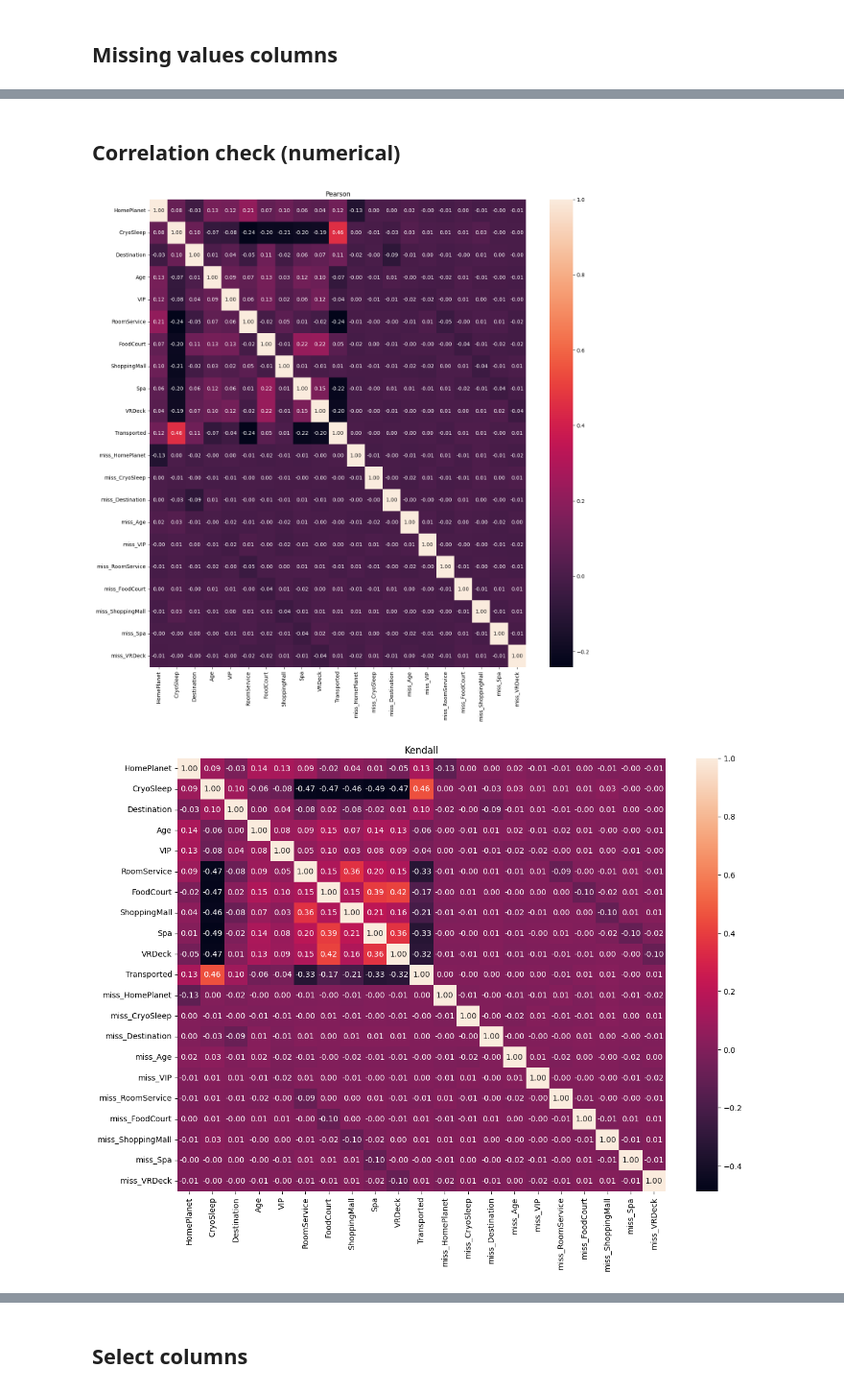
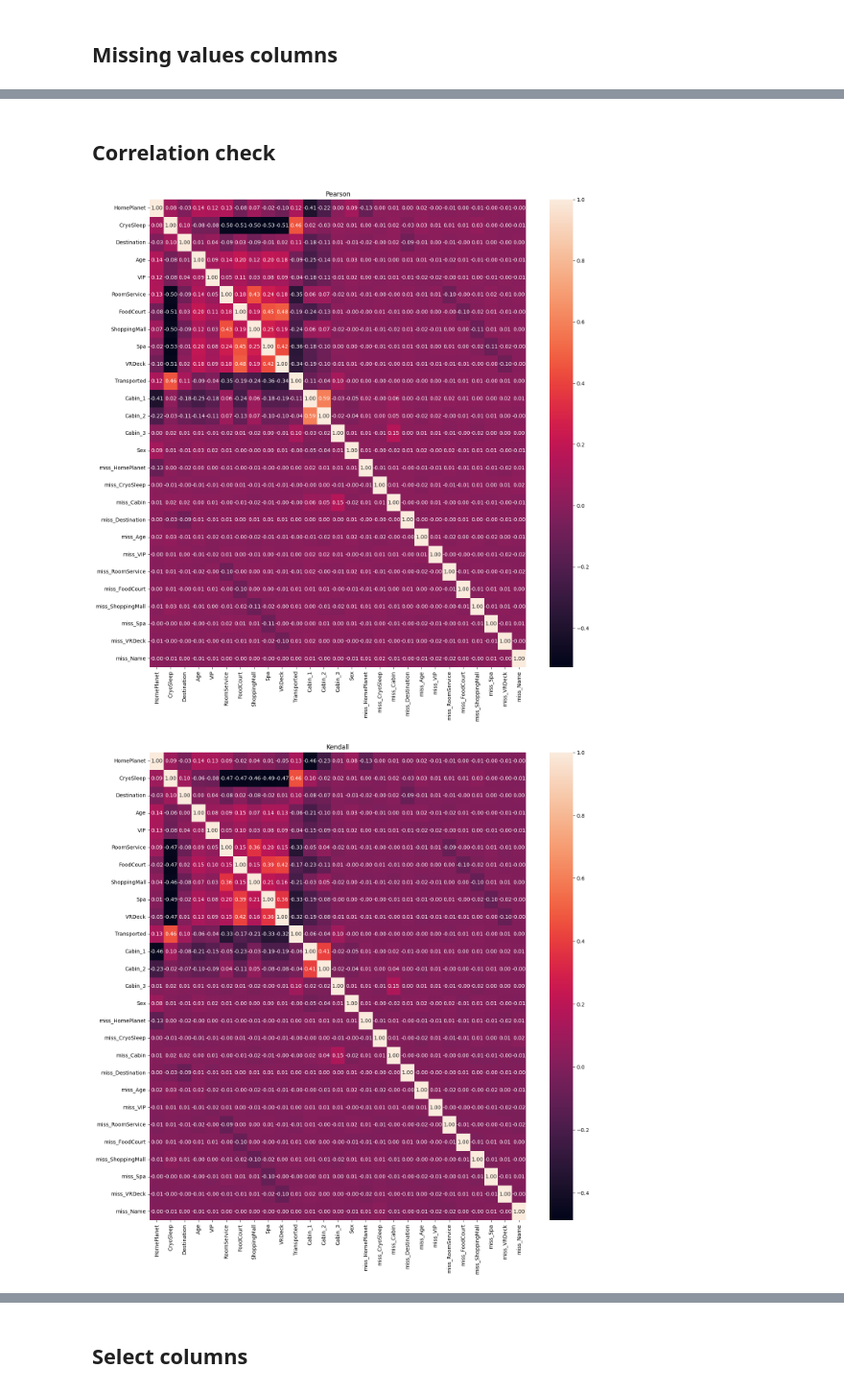
Before and after one commit to 8elka/Spaceship-Titanic-Kaggle, a Jupyter notebook: EDA.ipynb, the cells around one changed output, grey strips where cells are left out. Shown at 96% size. Drawn from its saved outputs; the diff is of its cells as text; code cells hidden in the pictures.

Commit message:
feat(EDA): - Extracted information from Cabin column - Extracted sex from Name column - Applied BoxCox transformation to exponential features (negative effect)

```diff
--- a/EDA.ipynb
+++ b/EDA.ipynb
@@ -180,8 +370,8 @@ Transported       0
 dtype: int64
 # %%
 # create duplicates for missing columns
-df_missing = df_train.isnull().drop('Transported', axis=1).astype('float')
-df_missing.columns = [f'miss_{c}' for c in df_train.columns[:-1]]
+df_missing = original_df.isnull().drop(['Transported'], axis=1).astype('float')
+df_missing.columns = [f'miss_{c}' for c in original_df.columns[:-1]]
 df_missing = pd.concat([df_train, df_missing], axis=1)
 display(df_missing)
 # %% [output]
@@ -213,4 +392,5 @@ display(df_train[col].median())
 # %%
+# Handling missing values
 df_train['HomePlanet'].fillna(df_train['HomePlanet'].mode()[0], inplace=True)
 df_train['CryoSleep'].fillna(method='ffill', inplace=True)
 df_train['Destination'].fillna(df_train['Destination'].mode()[0], inplace=True)
@@ -221,6 +401,10 @@ df_train['FoodCourt'].fillna(df_train['FoodCourt'].median(), inplace=True)
 df_train['ShoppingMall'].fillna(df_train['ShoppingMall'].median(), inplace=True)
 df_train['Spa'].fillna(df_train['Spa'].median(), inplace=True)
 df_train['VRDeck'].fillna(df_train['VRDeck'].median(), inplace=True)
+df_train['Cabin_1'].fillna(df_train['Cabin_1'].mode()[0], inplace=True)
+df_train['Cabin_2'].fillna(df_train['Cabin_2'].mean(), inplace=True)
+df_train['Cabin_3'].fillna(df_train['Cabin_3'].mode()[0], inplace=True)
+df_train['Sex'].fillna(method='ffill', inplace=True)
 # %%
 df_train.isnull().sum()
 # %% [output]
@@ -264,0 +429,9 @@ df_train
+# %%
+# Explore numeric columns
+f,ax = plt.subplots(3,3)
+f.set_figheight(12)
+f.set_figwidth(16)
+ax = ax.flatten()
+for i, c in enumerate(num_columns):
+    sns.histplot(df_train[c], bins=30, ax=ax[i])
+plt.show()
@@ -264,0 +446,9 @@ df_train
+# %%
+# Explore numeric columns
+f,ax = plt.subplots(3,3)
+f.set_figheight(12)
+f.set_figwidth(16)
+ax = ax.flatten()
+for i, c in enumerate(num_columns):
+    sns.histplot(df_train[c], bins=30, ax=ax[i])
+plt.show()
@@ -265,5 +457,5 @@ df_train
 # %% [markdown]
-## Correlation check (numerical)
+## Correlation check
 # %%
 for c in df_train.columns:
     df_missing[c] = df_train[c]
@@ -274,16 +466,16 @@ kendall_corr = df_missing.corr(method='kendall')
 # %%
 plt.figure(figsize=(16,16))
 plt.title('Pearson')
 sns.heatmap(pearson_corr, annot=True, fmt='.2f')
 plt.show()
 
-plt.figure(figsize=(14,10))
+plt.figure(figsize=(16,16))
 plt.title('Kendall')
 sns.heatmap(kendall_corr, annot=True, fmt='.2f')
 plt.show()
 
-print(pearson_corr[pearson_corr['Transported'].abs() > 0.1]['Transported'])
-print(kendall_corr[kendall_corr['Transported'].abs() > 0.1]['Transported'])
+print(pearson_corr[pearson_corr['Transported'].abs() > 0.1]['Transported'].sort_values(ascending=False, key=abs))
+print(kendall_corr[kendall_corr['Transported'].abs() > 0.1]['Transported'].sort_values(ascending=False, key=abs))
 # %% [output]
-[figure, old version]
+[figure, new version]
-[figure, old version]
+[figure, new version]
```
Also changed, not shown: parts of 46 cells of this notebook, 1 other file.
